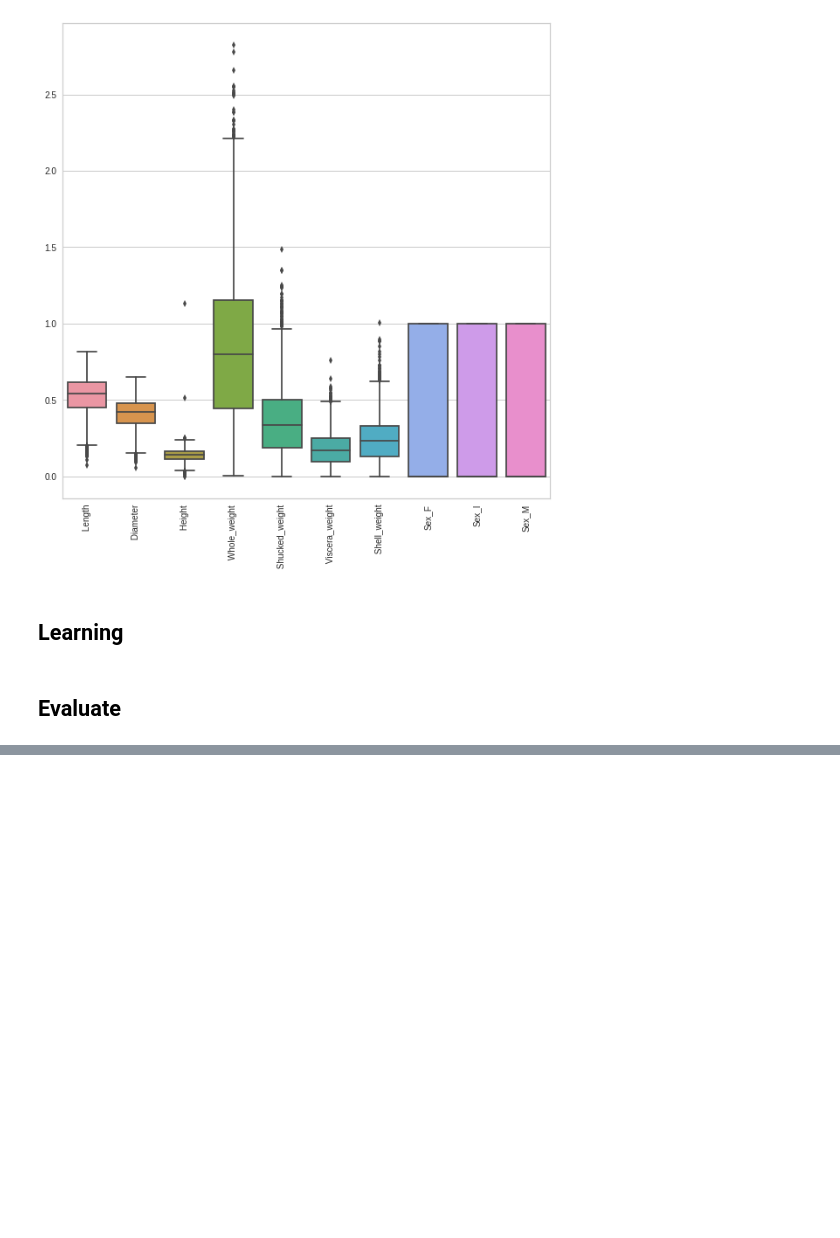
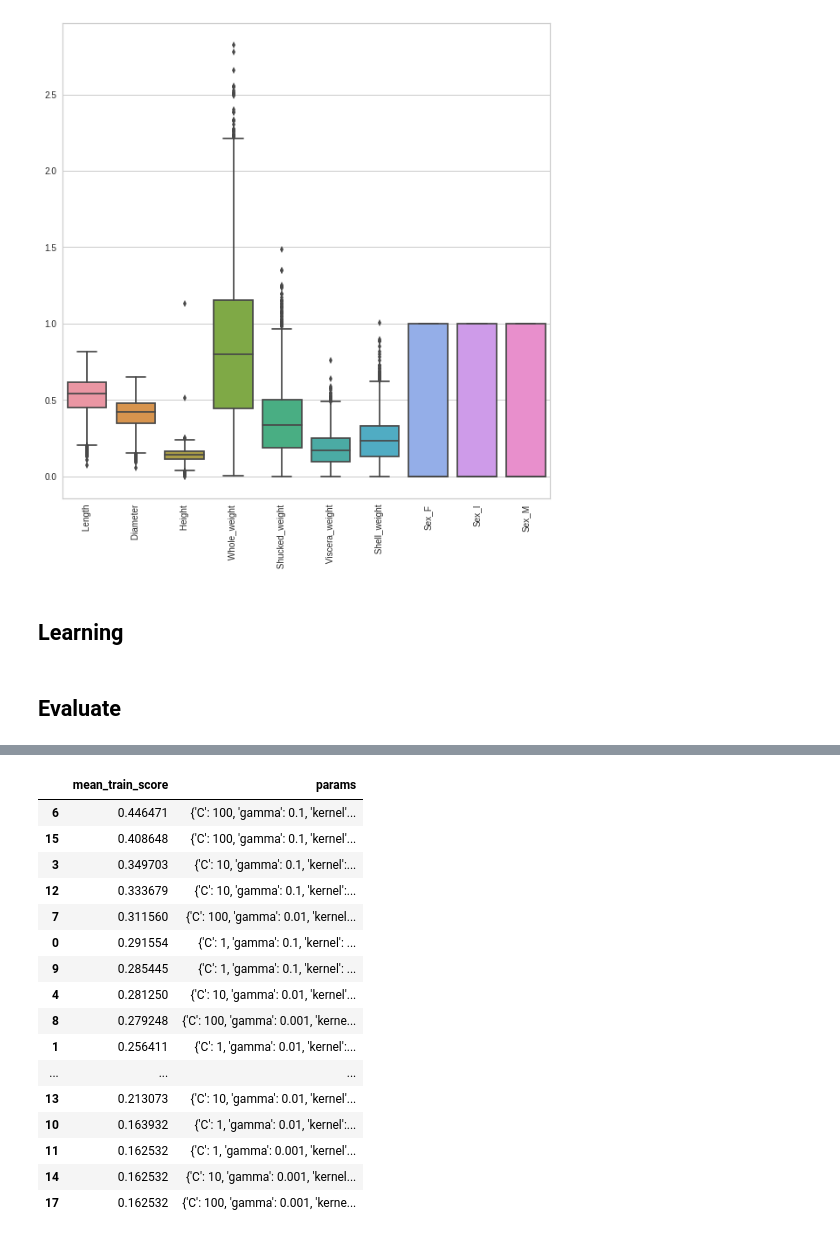
Before and after one commit to baibai25/en_2019, a Jupyter notebook: EDA.ipynb, the cells around one changed output, grey strips where cells are left out. Drawn from its saved outputs; the diff is of its cells as text; code cells hidden in the pictures; blank space fills up the shorter version.

```diff
--- a/EDA.ipynb
+++ b/EDA.ipynb
@@ -208,0 +265,22 @@ plt.legend(loc='best', bbox_to_anchor=(1.35, 1), borderaxespad=0)
+# %%
+col = ['mean_train_score', 'params']
+grid_df = grid_df[col]
+grid_df.sort_values(by=['mean_train_score'], ascending=False)
+# %% [output]
+|  | mean_train_score | params |
+| 6 | 0.446471 | {'C': 100, 'gamma': 0.1, 'kernel'... |
+| 15 | 0.408648 | {'C': 100, 'gamma': 0.1, 'kernel'... |
+| 3 | 0.349703 | {'C': 10, 'gamma': 0.1, 'kernel':... |
+| 12 | 0.333679 | {'C': 10, 'gamma': 0.1, 'kernel':... |
+| 7 | 0.311560 | {'C': 100, 'gamma': 0.01, 'kernel... |
+| 0 | 0.291554 | {'C': 1, 'gamma': 0.1, 'kernel': ... |
+| 9 | 0.285445 | {'C': 1, 'gamma': 0.1, 'kernel': ... |
+| 4 | 0.281250 | {'C': 10, 'gamma': 0.01, 'kernel'... |
+| 8 | 0.279248 | {'C': 100, 'gamma': 0.001, 'kerne... |
+| 1 | 0.256411 | {'C': 1, 'gamma': 0.01, 'kernel':... |
+| ... | ... | ... |
+| 13 | 0.213073 | {'C': 10, 'gamma': 0.01, 'kernel'... |
+| 10 | 0.163932 | {'C': 1, 'gamma': 0.01, 'kernel':... |
+| 11 | 0.162532 | {'C': 1, 'gamma': 0.001, 'kernel'... |
+| 14 | 0.162532 | {'C': 10, 'gamma': 0.001, 'kernel... |
+| 17 | 0.162532 | {'C': 100, 'gamma': 0.001, 'kerne... |
```
Also changed, not shown: parts of 21 cells of this notebook.
